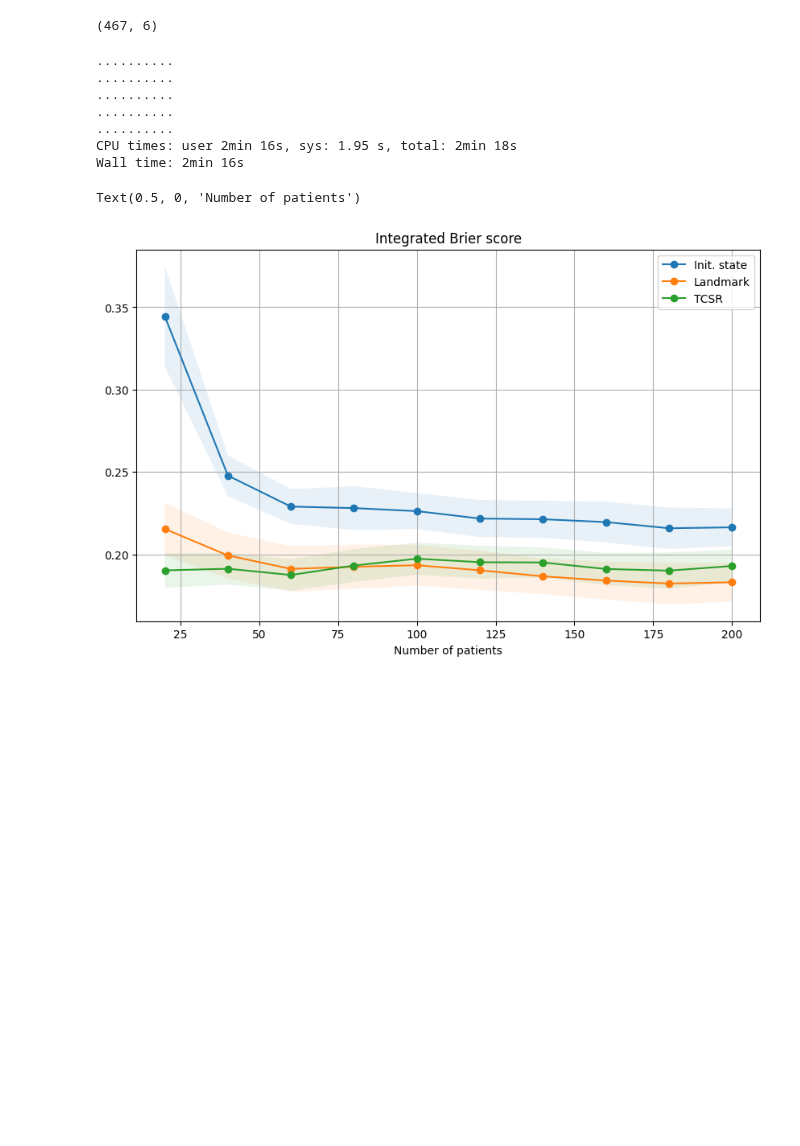
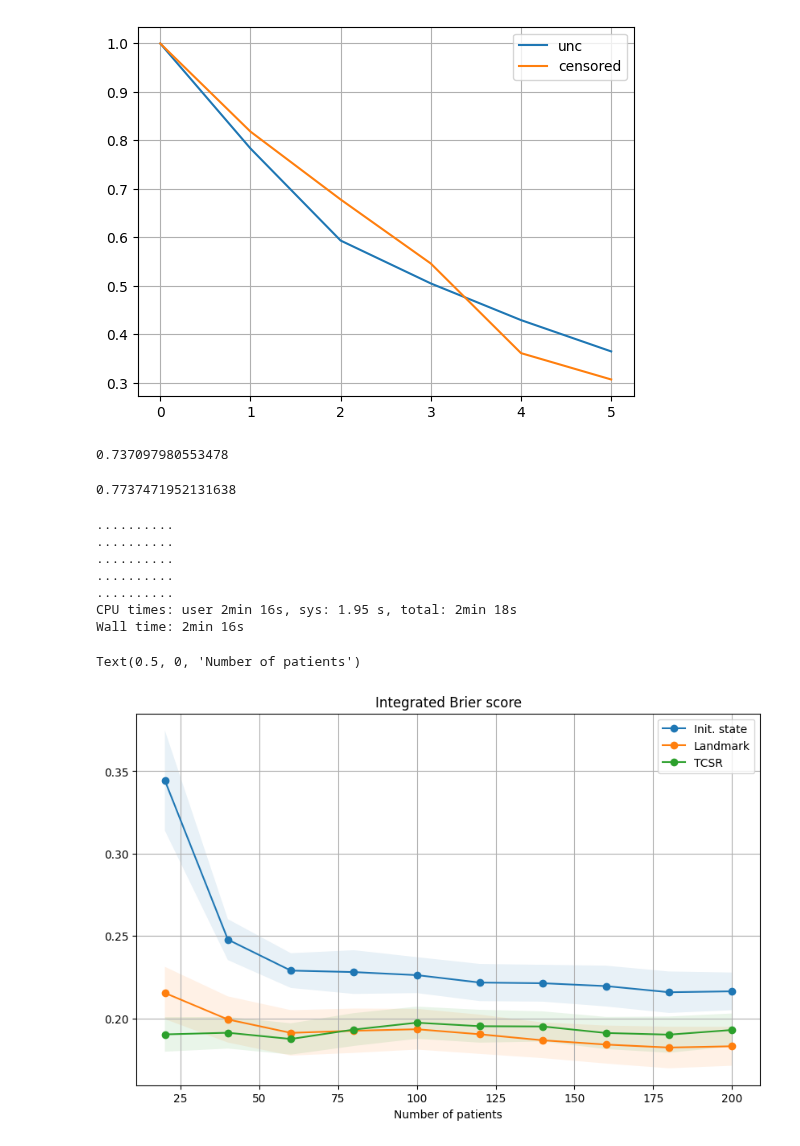
Before and after one commit to marianaw/deeptcsr, a Jupyter notebook: notebooks/lambda_sa.ipynb, the cells around one changed output. Cells and saved outputs as stored; diff of their text form; code cells hidden in the pictures; blank space fills up the shorter version.

```diff
--- a/notebooks/lambda_sa.ipynb
+++ b/notebooks/lambda_sa.ipynb
@@ -32,9 +53,26 @@ xs.shape
+# %%
+plt.plot(unc_surv[40], label='unc')
+plt.plot(c_surv[11], label='censored')
+plt.legend()
+plt.grid()
+plt.show()
+# %% [output]
+[figure, added]
+# %%
+beta = agent.state.params['cox_linear_model']['beta']
+scores = score(beta, seqs_v[:, 0])
+concordance_index(scores, ts_v, cs_v)
+# %% [output]
+0.737097980553478
+# %%
+scores = agent.scores(seqs_v, q=0.3)
+concordance_index(scores, ts_v, cs_v)
+# %% [output]
+0.7737471952131638
 # %%
 sc = agent.survival_curve(xs[:,0])
 # %%
-sc.shape
+# agent.integrated_brier_score(seqs_v, ts_v, cs_v)
-# %% [output]
-(467, 6)
 # %%
 # 5-fold cross-validation
 rng = np.random.default_rng(seed=0)
```
Also changed, not shown: parts of 6 cells of this notebook, 9 other files.
